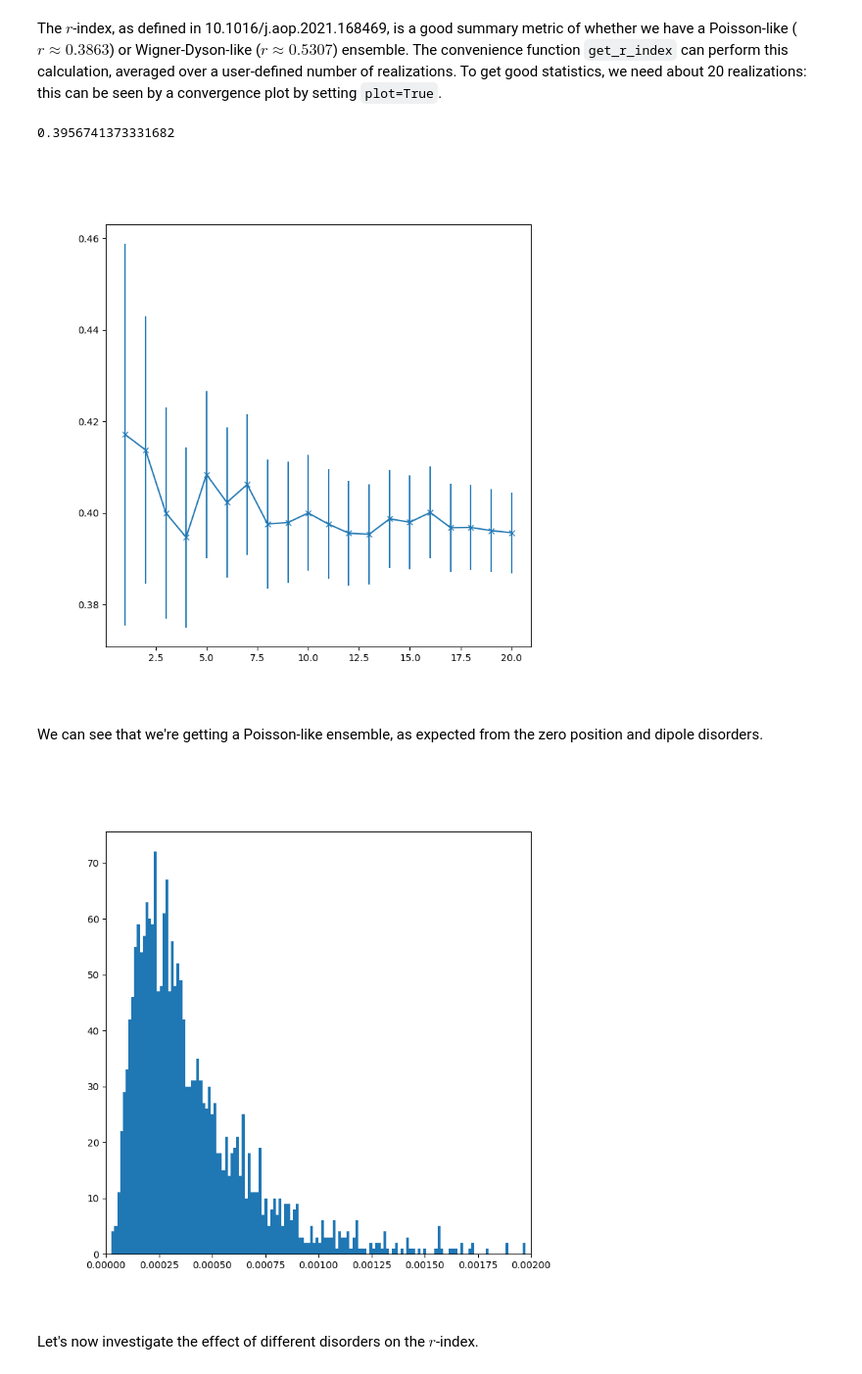
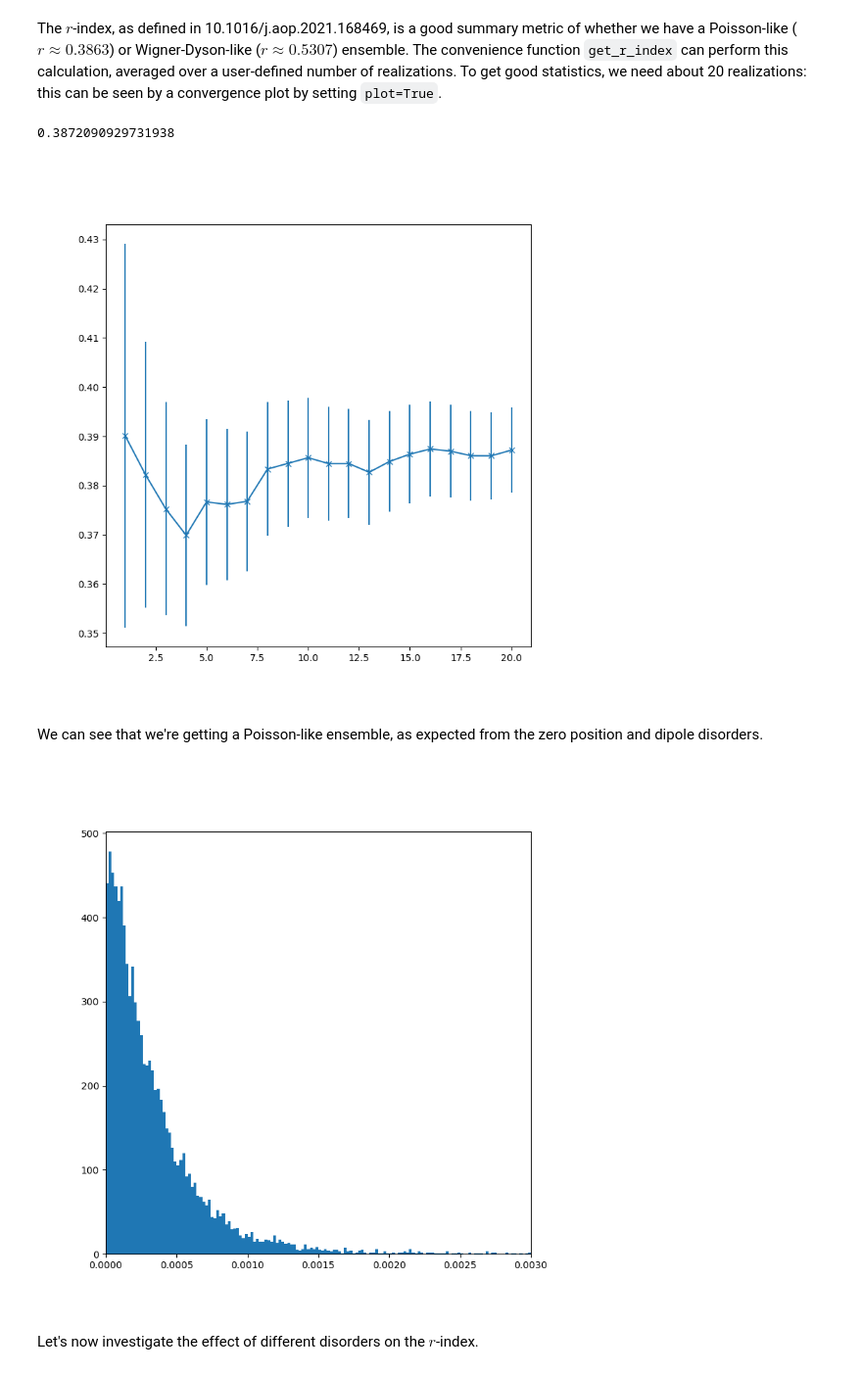
Before and after one commit to brianz98/eigenstate-thermolization, a Jupyter notebook: eigenstate-thermolization.ipynb, the cells around one changed output. Shown at 98% size. Saved outputs shown, nothing was run; the diff lists cells and outputs as text; code cells hidden in the pictures.

```diff
--- a/eigenstate-thermolization.ipynb
+++ b/eigenstate-thermolization.ipynb
@@ -82,13 +82,17 @@ class QuantumWire:
         return np.sqrt((np.pi/self.Lz)**2 + (np.pi/self.Ly)**2 + (2*np.pi*m/self.L)**2) * q_to_ev/np.sqrt(self.eps)
 
     def generate_hamil(self):
+        # photon_energies goes from -N to +N as required, cavity_modes is order like [0,1,-1,2,-2,3,-3,..,N,-N] (doubly degenerate other than lowest mode)
         self.photon_energies = np.array([self.e_q(_) for _ in range(-self.n,self.n+1)])
         self.cavity_modes = np.array([(_,_) for _ in self.photon_energies[self.n+1:]]).flatten()
         self.cavity_modes = np.insert(self.cavity_modes,0,self.photon_energies[self.n])
+
         self.mol_energies = np.array([self.rng.normal(self.em_mean, self.em_sigma) for _ in range(self.num_mol)])
 
         self.hamil = np.diag(np.concatenate([self.photon_energies,self.mol_energies])) # Fill in the diagonal elements
         self.hamil = self.hamil.astype('complex128')
+
+        self.x_loc = np.array([self.a*_ + self.a*self.rng.uniform(-self.f,self.f) for _ in range(self.num_mol)])
 
         # Fill in the off-diagonal elements
         # We just fill in the light-matter block (first quadrant), and take the complex conjugate for the third quadrant.
@@ -98,7 +102,7 @@ class QuantumWire:
             for q in range(self.num_mol):
                 # omega_q was already computed in _diag
                 omega_q = self.photon_energies[q]
-                self.hamil[q,j] = (self.omega_r/2)*np.sqrt(self.mol_energies[j-self.num_mol]/(self.num_mol*omega_q))*(mu_j)*np.exp(-((q*2*np.pi/(self.a*self.num_mol))*(self.a*(j-self.num_mol)+self.a*self.rng.uniform(-self.f,self.f))-0.5*np.pi)*1j)
+                self.hamil[q,j] = (self.omega_r/2)*np.sqrt(self.mol_energies[j-self.num_mol]/(self.num_mol*omega_q))*(mu_j)*np.exp(-((q*2*np.pi/(self.a*self.num_mol))*(self.x_loc[j-self.num_mol])-0.5*np.pi)*1j)
                 self.hamil[j,q] = np.conjugate(self.hamil[q,j])
 
     def diag_hamil(self):
@@ -271,15 +275,15 @@ qw = QuantumWire(num_mol=501, omega_r=0.3, a=10e-9, Ly=400e-9, Lz=200e-9, eps=3,
 avg = get_r_index(qw, 20, plot=True)
 print(avg)
 # %% [output]
-0.3956741373331682
+0.3872090929731938
-[figure, old version]
+[figure, new version]
 # %% [markdown]
 We can see that we're getting a Poisson-like ensemble, as expected from the zero position and dipole disorders.
 # %%
-qw = QuantumWire(num_mol=501, omega_r=0.3, a=10e-9, Ly=400e-9, Lz=200e-9, eps=3, em_mean=2.2, em_sigma=0.2, mu_sigma=0.1, f=0.1)
-get_gap_distribution(qw, nreal=5, num_bins=150, start=50, end=50, hist_range=(0,0.002))
+qw = QuantumWire(num_mol=1001, omega_r=0.3, a=10e-9, Ly=400e-9, Lz=200e-9, eps=3, em_mean=2.2, em_sigma=0.3, mu_sigma=0.1, f=0.05)
+get_gap_distribution(qw, nreal=10, num_bins=150, start=50, end=50, hist_range=(0,0.003))
 # %% [output]
-[figure, old version]
+[figure, new version]
 # %% [markdown]
 Let's now investigate the effect of different disorders on the $r$-index.
 # %%
```
Also changed, not shown: parts of 18 cells of this notebook, 1 other file.
